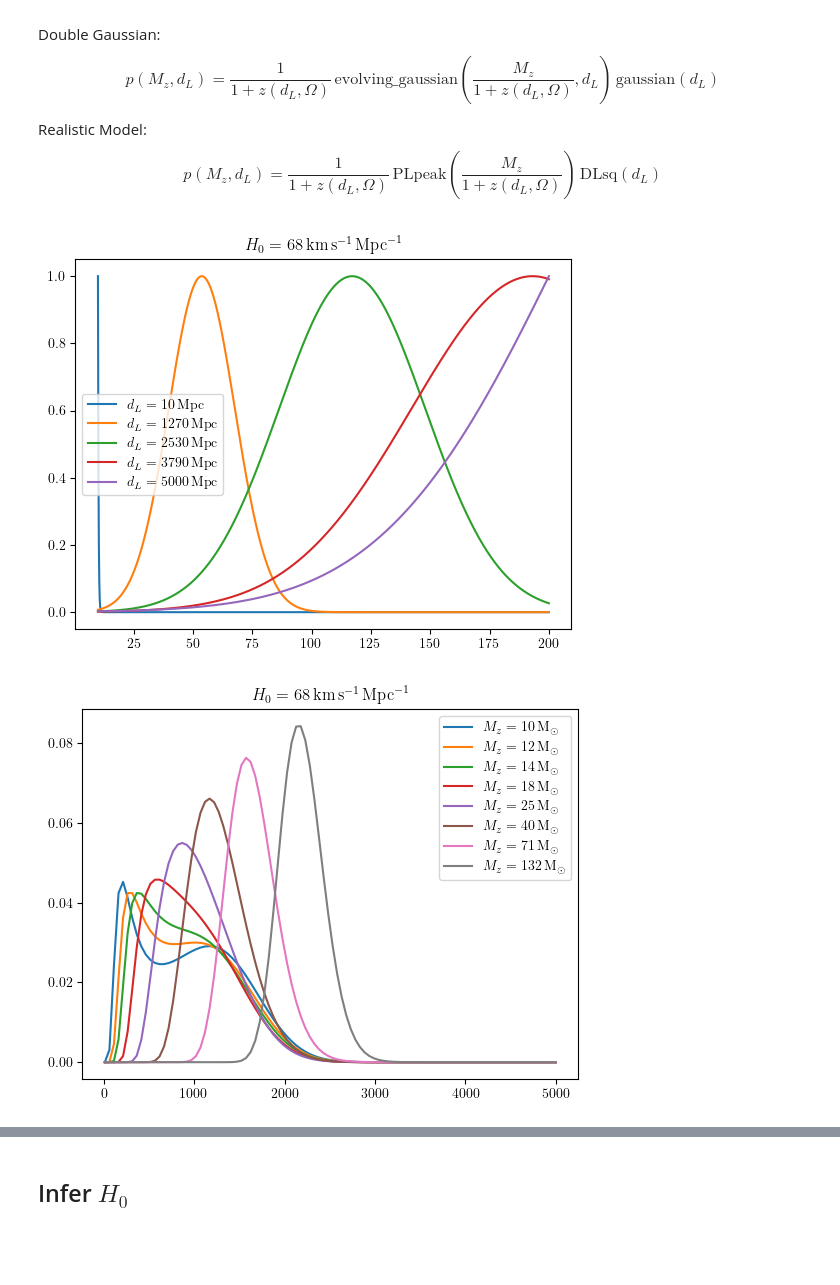
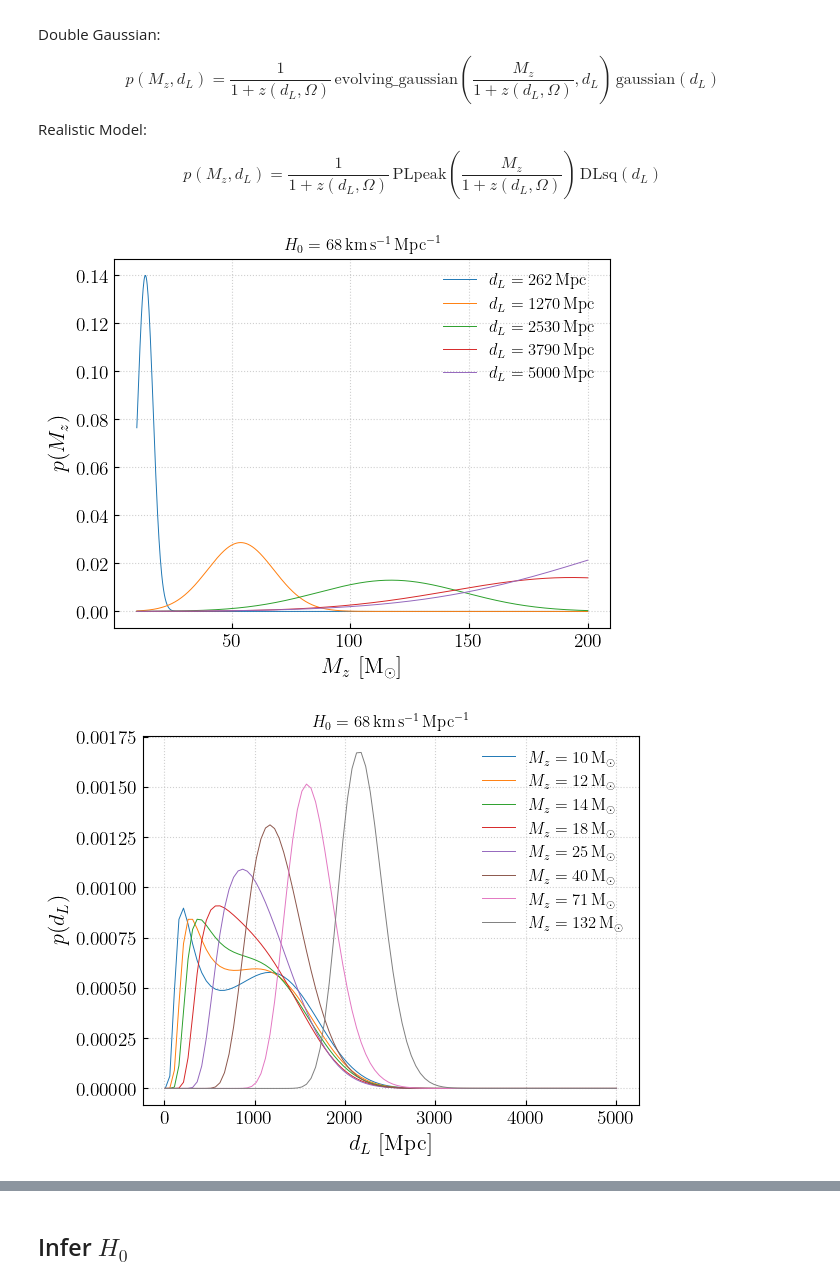
Before and after one commit to thomasckng/population_analysis, a Jupyter notebook: H0_test/inference.ipynb, the cells around one changed output, grey strips where cells are left out. Cells and saved outputs as stored; diff of their text form; code cells hidden in the pictures; blank space fills up the shorter version.

Commit message:
plot maquillage

```diff
--- a/H0_test/inference.ipynb
+++ b/H0_test/inference.ipynb
@@ -7,9 +8,3 @@ from figaro.load import _find_redshift, load_density
-# %%
-plt.rcParams.update({
-    "text.usetex": True,
-    "font.family": "serif",
-    "font.serif": ["Computer Modern Roman"],
-})
 # %% [markdown]
 ## Function Definitions
 # %%
@@ -51,17 +46,21 @@ $$p(M, d_L) = p(M)p(d_L) = \mathrm{PLpeak}(M)*\mathrm{DLsq}(d_L)$$
 m = np.linspace(10,200,1000).reshape(-1,1)
 dL = np.linspace(10,5000,100)
 # %%
-for i in [0,25,50,75,99]:
+for i in [5,25,50,75,99]:
     prop = np.einsum("ij, j -> ij", evolving_gaussian(m, dL), gaussian(dL))[:,i]
-    y = prop/np.max(prop)
+    y = prop/np.sum(prop*(m[1]-m[0]))
     plt.plot(m, y, label = "$d_L = "+str(f'{dL[i]:.0f}')+"\,\mathrm{Mpc}$")
+plt.xlabel('$M\ [\mathrm{M}_\odot]$')
+plt.ylabel('$p(M)$')
 plt.legend()
 plt.show()
 
-for i in [0,10,20,40,80,160,320,640]:
+for i in [5,10,20,40,80,160,320,640]:
     prop = np.einsum("ij, j -> ij", evolving_gaussian(m, dL), gaussian(dL))[i,:]
-    y = prop/np.sum(prop)
+    y = prop/np.sum(prop*(dL[1]-dL[0]))
     plt.plot(dL, y, label = "$M = "+str(f'{m[i,0]:.0f}')+"\,\mathrm{M}_\odot$")
+plt.xlabel('$d_L\ [\mathrm{Mpc}]$')
+plt.ylabel('$p(d_L)$')
 plt.legend()
 plt.show()
 # %% [output]
@@ -94,22 +97,26 @@ z = luminosity_distance_to_redshift(dL, H0)
 
 m = np.einsum("i, jk -> ikj", mz, np.reciprocal(1+z))
 # %%
-for i in [0,25,50,75,99]:
+for i in [5,25,50,75,99]:
     prop = np.einsum("ijk, j -> ijk", evolving_gaussian(m, dL.reshape(-1,1)), gaussian(dL))[:,i,18]
-    y = prop/np.max(prop)
+    y = prop/np.sum(prop*(mz[1]-mz[0]))
     plt.plot(mz, y, label = "$d_L = "+str(f'{dL[i]:.0f}')+"\,\mathrm{Mpc}$")
 plt.title("$H_0 = "+str(f'{H0[18]:.0f}')+"\,\mathrm{km}\,\mathrm{s}^{-1}\,\mathrm{Mpc}^{-1}$")
+plt.ylabel('$p(M_z)$')
+plt.xlabel('$M_z\ [\mathrm{M}_\odot]$')
 plt.legend()
 plt.show()
 
 for i in [0,10,20,40,80,160,320,640]:
     prop = np.einsum("ijk, j -> ijk", evolving_gaussian(m, dL.reshape(-1,1)), gaussian(dL))[i,:,18]
-    y = prop/np.sum(prop)
+    y = prop/np.sum(prop*(dL[1]-dL[0]))
     plt.plot(dL, y, label = "$M_z = "+str(f'{mz[i]:.0f}')+"\,\mathrm{M}_\odot$")
 plt.title("$H_0 = "+str(f'{H0[18]:.0f}')+"\,\mathrm{km}\,\mathrm{s}^{-1}\,\mathrm{Mpc}^{-1}$")
+plt.ylabel('$p(d_L)$')
+plt.xlabel('$d_L\ [\mathrm{Mpc}]$')
 plt.legend()
 plt.show()
 # %% [output]
-[figure, old version]
+[figure, new version]
-[figure, old version]
+[figure, new version]
 # %%
```
Also changed, not shown: parts of 10 cells of this notebook.
